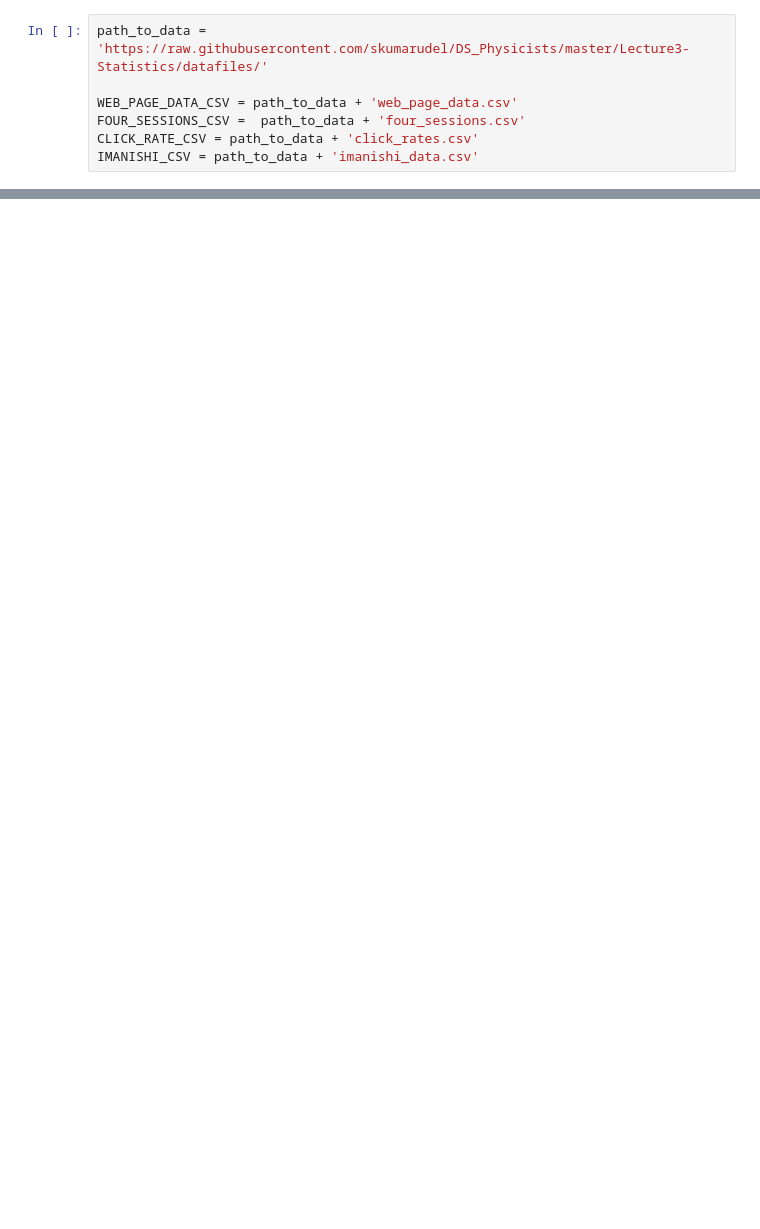
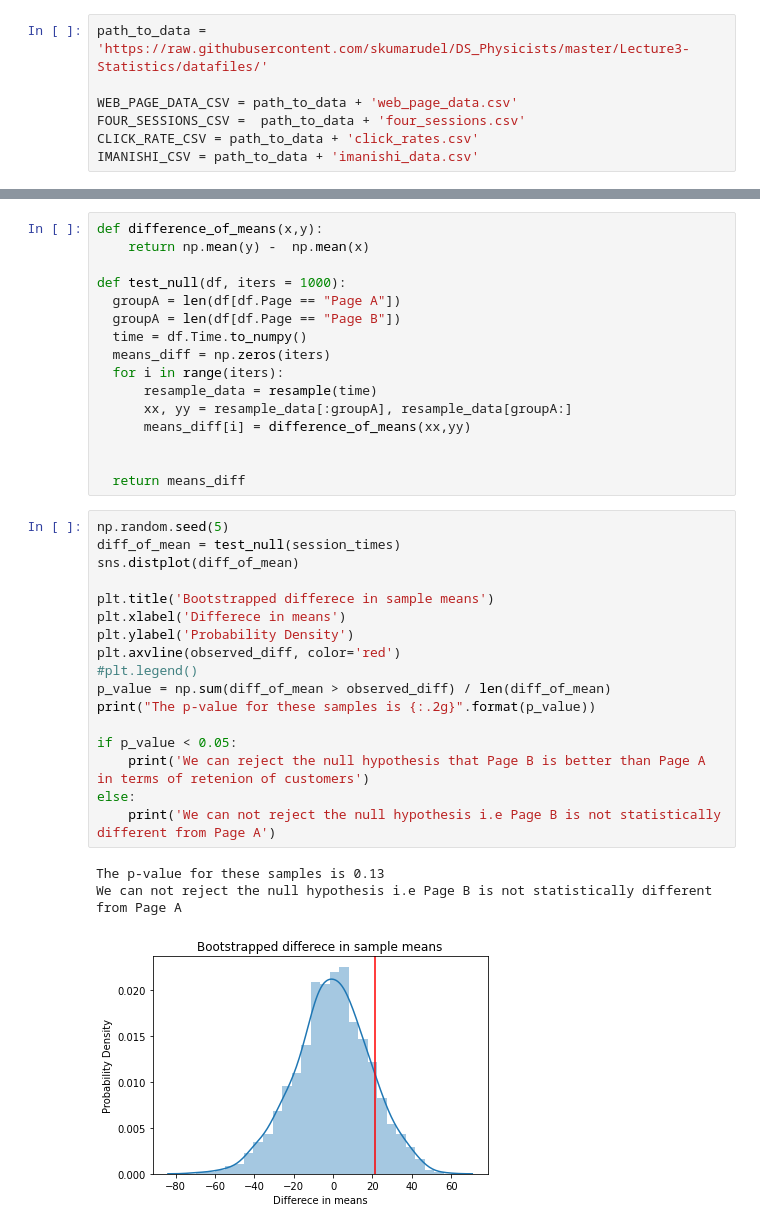
Before and after one commit to skumarudel/DS_Physicists, a Jupyter notebook: Lecture3-Statistics/HypothesisTesting.ipynb, the cells around one changed output, grey strips where cells are left out. Cells and saved outputs as stored; diff of their text form; blank space fills up the shorter version.

```diff
--- a/Lecture3-Statistics/HypothesisTesting.ipynb
+++ b/Lecture3-Statistics/HypothesisTesting.ipynb
@@ -58,0 +69,37 @@ df_time.Mean_Time.iloc[1] - df_time.Mean_Time.iloc[0]
+# %%
+def difference_of_means(x,y):
+    return np.mean(y) -  np.mean(x)
+
+def test_null(df, iters = 1000):
+  groupA = len(df[df.Page == "Page A"])
+  groupA = len(df[df.Page == "Page B"])
+  time = df.Time.to_numpy()
+  means_diff = np.zeros(iters)
+  for i in range(iters):
+      resample_data = resample(time)
+      xx, yy = resample_data[:groupA], resample_data[groupA:]
+      means_diff[i] = difference_of_means(xx,yy)
+
+
+  return means_diff
+# %%
+np.random.seed(5)
+diff_of_mean = test_null(session_times)
+sns.distplot(diff_of_mean)
+
+plt.title('Bootstrapped differece in sample means')
+plt.xlabel('Differece in means')
+plt.ylabel('Probability Density')
+plt.axvline(observed_diff, color='red')
+#plt.legend()
+p_value = np.sum(diff_of_mean > observed_diff) / len(diff_of_mean)
+print("The p-value for these samples is {:.2g}".format(p_value))
+
+if p_value < 0.05:
+    print('We can reject the null hypothesis that Page B is better than Page A in terms of retenion of customers')
+else:
+    print('We can not reject the null hypothesis i.e Page B is not statistically different from Page A')
+# %% [output]
+The p-value for these samples is 0.13
+We can not reject the null hypothesis i.e Page B is not statistically different from Page A
+[figure, added]
```
Also changed, not shown: parts of 11 cells of this notebook.
